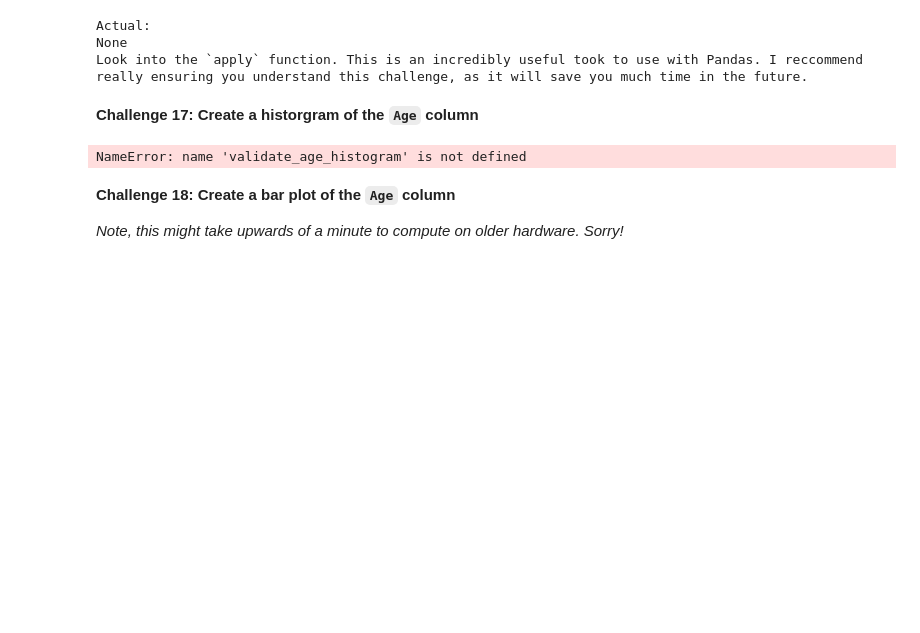
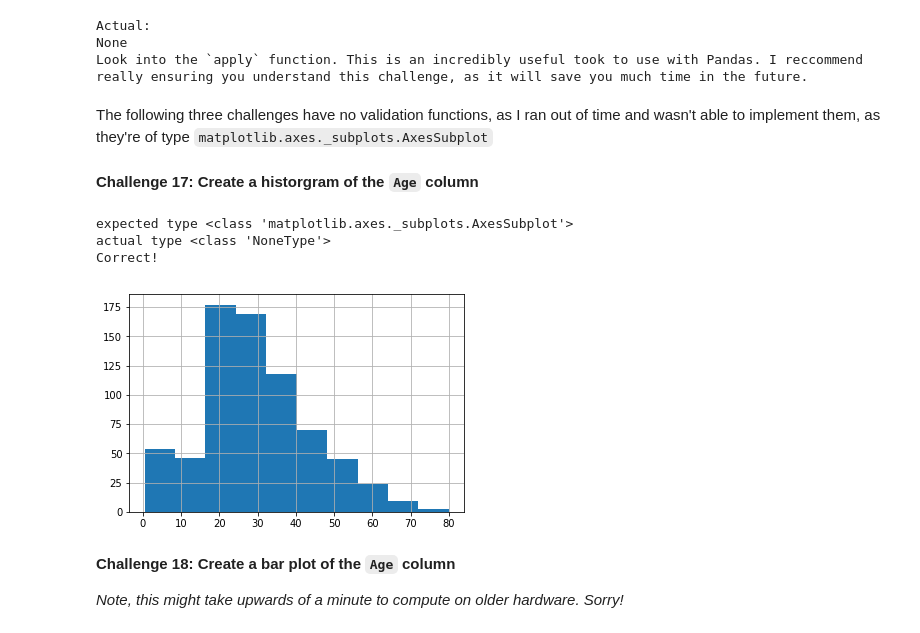
Before and after one commit to GregHilston/ds_pandas_presentation, a Jupyter notebook: Presentation.ipynb, the cells around one changed output. Saved outputs shown, nothing was run; the diff lists cells and outputs as text; code cells hidden in the pictures; blank space fills up the shorter version.

Commit message:
removed validation calls on graphs from matplot lib and remove type printing out

```diff
--- a/Presentation.ipynb
+++ b/Presentation.ipynb
@@ -937,14 +935,19 @@ Expected:
 Actual:
 None
 Look into the `apply` function. This is an incredibly useful took to use with Pandas. I reccommend really ensuring you understand this challenge, as it will save you much time in the future.
+# %% [markdown]
+The following three challenges have no validation functions, as I ran out of time and wasn't able to implement them, as they're of type `matplotlib.axes._subplots.AxesSubplot`
 # %% [markdown]
 **Challenge 17: Create a historgram of the `Age` column**
 # %%
 age_histogram = None # REPLACE none WITH YOUR ANSWER
 
-validate_age_histogram(age_histogram)
+age_histogram
 # %% [output]
-NameError: name 'validate_age_histogram' is not defined
+expected type <class 'matplotlib.axes._subplots.AxesSubplot'>
+actual type <class 'NoneType'>
+Correct!
+[figure, added]
 # %% [markdown]
 **Challenge 18: Create a bar plot of the `Age` column**
 
```
Also changed, not shown: parts of 18 cells of this notebook, 1 other file.
